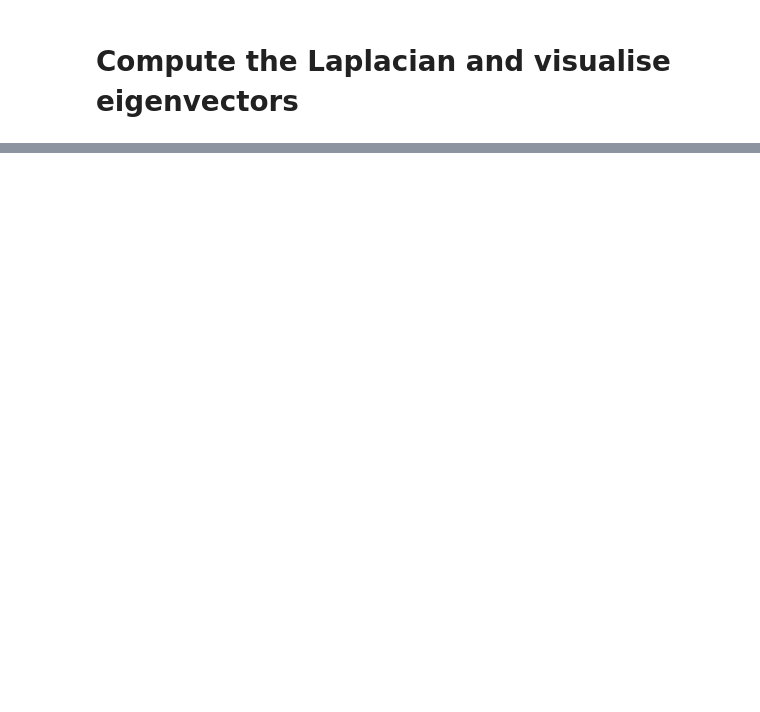
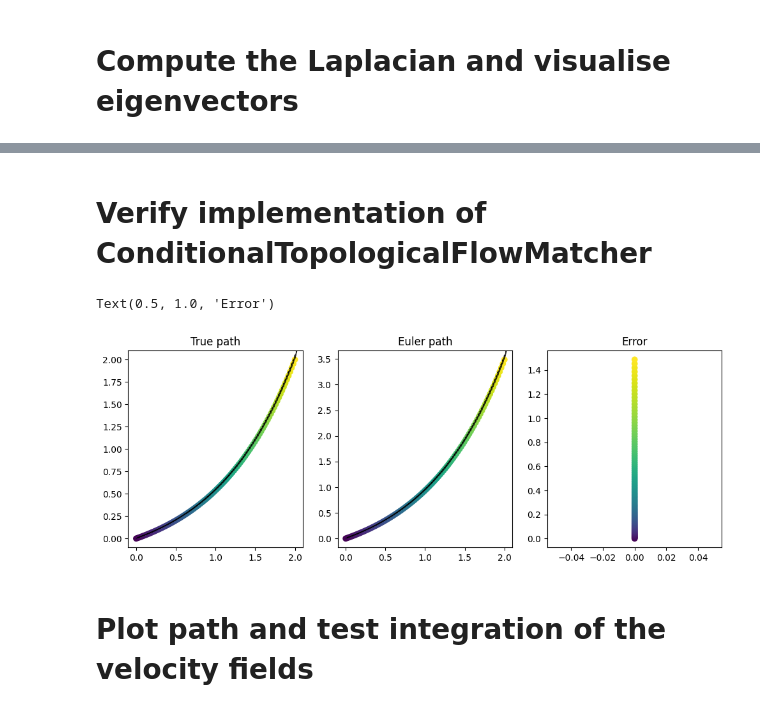
Before and after one commit to KacperWyrwal/topological-conditional-flow-matching, a Jupyter notebook: examples/images/images_as_cochains_on_a_grid.ipynb, the cells around one changed output, grey strips where cells are left out. Saved outputs shown, nothing was run; the diff lists cells and outputs as text; code cells hidden in the pictures; blank space fills up the shorter version.

Commit message:
implemented topological cfm. Small scaling error in control field needs fix

```diff
--- a/examples/images/images_as_cochains_on_a_grid.ipynb
+++ b/examples/images/images_as_cochains_on_a_grid.ipynb
@@ -70,0 +93,46 @@ plot_grid_vertices(n_rows, n_cols, c=c)
+# %% [markdown]
+# Verify implementation of ConditionalTopologicalFlowMatcher
+# %%
+from torchcfm.conditional_flow_matching import ConditionalTopologicalFlowMatcher
+from torchcfm.fourier_transform import Naive1DFourierTransform
+
+
+
+def euler_method(x0, vt, ts):
+    xs = [x0]
+    x, t, dt = x0, 0.0, None
+    for vt_current, t_next in zip(vt, ts[1:]):
+        dt = t_next - t
+        x = x + vt_current * dt
+        xs.append(x)
+        t = t_next
+    return torch.stack(xs)
+# %%
+eigvecs = torch.eye(2)
+eigvals = torch.tensor([0.0, 1.0])
+c = 2.0
+ft = Naive1DFourierTransform(eigvecs)
+cfm = ConditionalTopologicalFlowMatcher(c=c, eigenvalues=eigvals, eigenvectors=eigvecs, fourier_transform=ft)
+# %%
+n = 100
+x0 = torch.tensor([[0.0, 0.0]]).expand(n, -1)
+x1 = torch.tensor([[2.0, 2.0]]).expand(n, -1)
+t = torch.linspace(0.0, 1.0, n)
+t, xt, vt = cfm.sample_location_and_conditional_flow(x0, x1, t)
+xt_pred = euler_method(x0[0], vt, t)
+# %%
+fig, axs = plt.subplots(1, 3, figsize=(12, 4))
+axs[0].scatter(xt[:, 0], xt[:, 1], c=t, cmap='viridis')
+axs[0].quiver(xt[:, 0], xt[:, 1], vt[:, 0], vt[:, 1], scale=100, width=0.003)
+axs[1].scatter(xt_pred[:, 0], xt_pred[:, 1], c=t, cmap='viridis')
+axs[1].quiver(xt_pred[:, 0], xt_pred[:, 1], vt[:, 0], vt[:, 1], scale=100, width=0.003)
+axs[2].scatter(xt_pred[:, 0] - xt[:, 0], xt_pred[:, 1] - xt[:, 1], c=t, cmap='viridis')
+
+axs[0].set_title('True path')
+axs[1].set_title('Euler path')
+axs[2].set_title('Error')
+# %% [output]
+Text(0.5, 1.0, 'Error')
+[figure, added]
+# %% [markdown]
+# Plot path and test integration of the velocity fields
```
Also changed, not shown: parts of 14 cells of this notebook, 5 other files.
